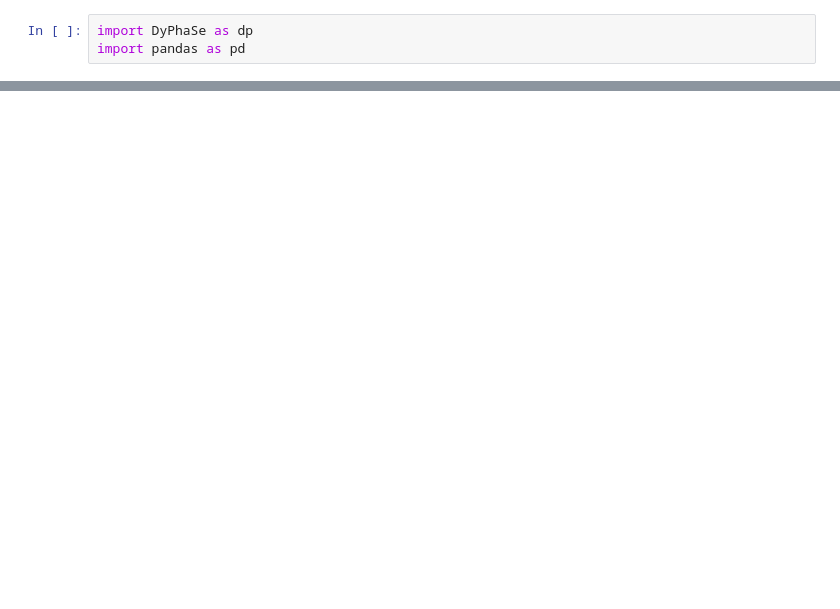
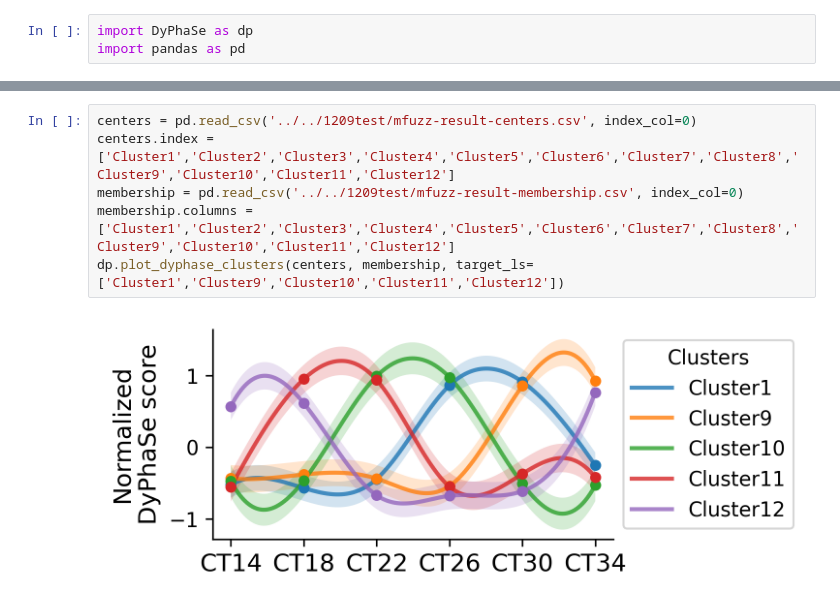
Before and after one commit to TingtingLiGroup/DyPhaSe, a Jupyter notebook: DyPhaSe/test-final-use.ipynb, the cells around one changed output, grey strips where cells are left out. Drawn from its saved outputs; the diff is of its cells as text; blank space fills up the shorter version.

```diff
--- a/DyPhaSe/test-final-use.ipynb
+++ b/DyPhaSe/test-final-use.ipynb
@@ -11,0 +62,8 @@ FileNotFoundError: [Errno 2] 没有那个文件或目录: '/home/wyq/.conda/envs
+# %%
+centers = pd.read_csv('../../1209test/mfuzz-result-centers.csv', index_col=0)
+centers.index = ['Cluster1','Cluster2','Cluster3','Cluster4','Cluster5','Cluster6','Cluster7','Cluster8','Cluster9','Cluster10','Cluster11','Cluster12']
+membership = pd.read_csv('../../1209test/mfuzz-result-membership.csv', index_col=0)
+membership.columns = ['Cluster1','Cluster2','Cluster3','Cluster4','Cluster5','Cluster6','Cluster7','Cluster8','Cluster9','Cluster10','Cluster11','Cluster12']
+dp.plot_dyphase_clusters(centers, membership, target_ls=['Cluster1','Cluster9','Cluster10','Cluster11','Cluster12'])
+# %% [output]
+[figure, added]
```
Also changed, not shown: parts of 5 cells of this notebook, 2 other files.
